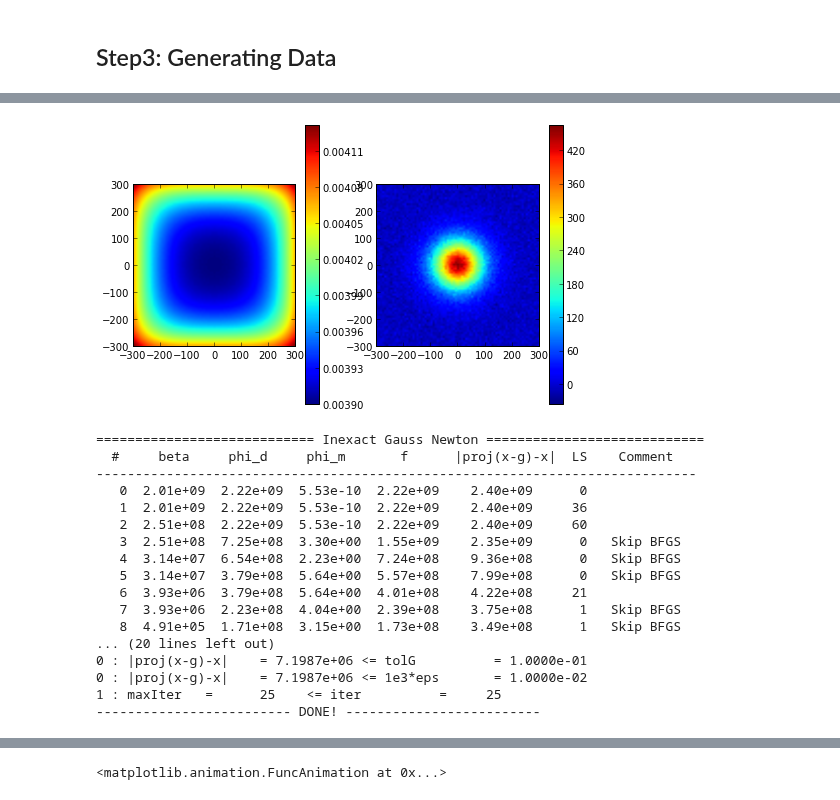
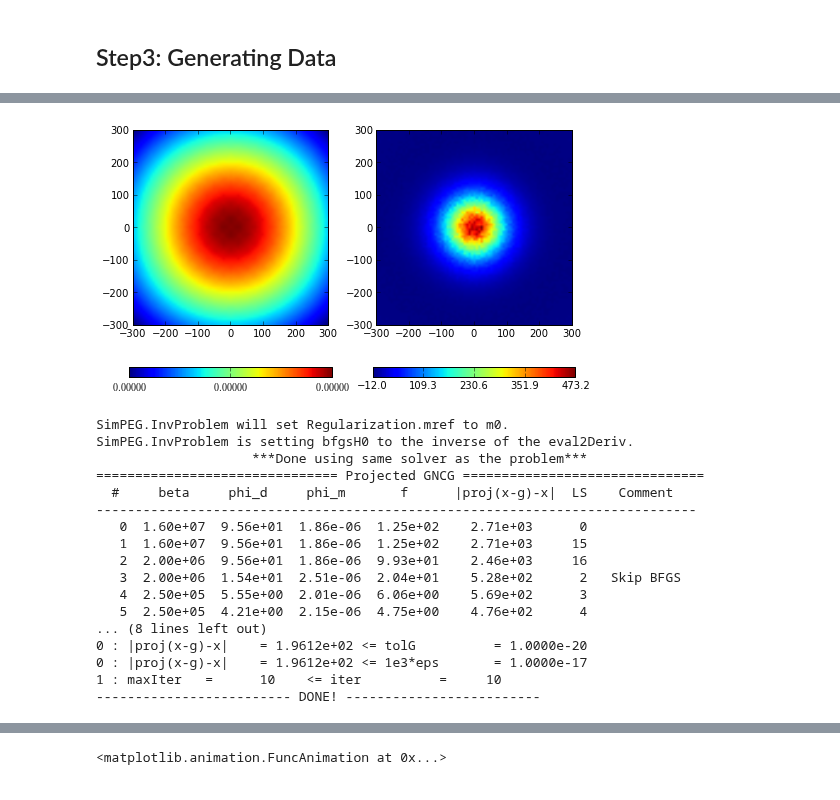
Before and after one commit to simpeg/simpeg, a Jupyter notebook: simpegPF/notebooks/MagInversion.ipynb, the cells around one changed output, grey strips where cells are left out. Drawn from its saved outputs; the diff is of its cells as text; code cells hidden in the pictures.

```diff
--- a/simpegPF/notebooks/MagInversion.ipynb
+++ b/simpegPF/notebooks/MagInversion.ipynb
@@ -53,19 +57,18 @@ colorbar(mesh.plotImage((model_reg.transform(np.ones(model_reg.nP)))))
 # %% [markdown]
 ## Step3: Generating Data
 # %%
-data = BaseMag.BaseMagData()
+survey = BaseMag.BaseMagSurvey()
 const = 20
 Inc = 90.
 Dec = 0.
 Btot = 51000
-
-data.setBackgroundField(Inc, Dec, Btot)
-
+survey.setBackgroundField(Inc, Dec, Btot)
 xr = np.linspace(-300, 300, 81)
 yr = np.linspace(-300, 300, 81)
 X, Y = np.meshgrid(xr, yr)
 Z = np.ones((xr.size, yr.size))*(0.)
 rxLoc = np.c_[Utils.mkvc(X), Utils.mkvc(Y), Utils.mkvc(Z)]
-data.rxLoc = rxLoc
-prob = MagneticsDiffSecondary(mesh, model_data)
-prob.pair(data)
+survey.rxLoc = rxLoc
+prob = MagneticsDiffSecondary(mesh, mapping = dmap)
+prob.pair(survey)
+prob.Solver = Utils.SolverUtils.SolverWrapD(Mumps, factorize=True)
@@ -82,3 +75,11 @@ data.std = std
+# %%
+dsyn = survey.dpred(model)
+# %%
+survey.dtrue = Utils.mkvc(dsyn)
+std = 0.05
+noise = std*abs(survey.dtrue)*np.random.randn(*survey.dtrue.shape)
+survey.dobs = survey.dtrue+noise
+survey.std = survey.dobs*0 + std
 # %%
 fig, ax = plt.subplots(1,2, figsize = (8,5) )
 dat = ax[0].imshow(np.reshape(noise, (xr.size, yr.size), order='F'), extent=[min(xr), max(xr), min(yr), max(yr)])
@@ -106,9 +92,19 @@ reg.mref = m0
+# %%
+m0 = (1e-5*np.ones(mesh.nC))[active]
+dmisfit = DataMisfit.l2_DataMisfit(survey)
+valmin = abs(survey.dobs).max()
+dmisfit.Wd = 1/(np.ones(survey.dobs.size)*valmin)
 # %%
+d_ini = survey.dpred(m0)
 fig, ax = plt.subplots(1,2, figsize = (8,5) )
-dat = ax[0].imshow(np.reshape(data_ini, (xr.size, yr.size), order='F'), extent=[min(xr), max(xr), min(yr), max(yr)])
-plt.colorbar(dat, ax = ax[0])
-dat2 = ax[1].imshow(np.reshape(data.dobs, (xr.size, yr.size), order='F'), extent=[min(xr), max(xr), min(yr), max(yr)])
-plt.colorbar(dat2, ax = ax[1])
+dat1 = ax[0].imshow(np.reshape(d_ini, (xr.size, yr.size), order='F'), extent=[min(xr), max(xr), min(yr), max(yr)])
+vmin = d_ini.min()
+vmax = d_ini.max()
+plt.colorbar(dat1, ax = ax[0], orientation="horizontal", ticks=[np.linspace(vmin, vmax, 3)], format = FormatStrFormatter('$%5.5f$'))
+dat2 = ax[1].imshow(np.reshape(survey.dobs, (xr.size, yr.size), order='F'), extent=[min(xr), max(xr), min(yr), max(yr)])
+vmin = survey.dobs.min()
+vmax = survey.dobs.max()
+plt.colorbar(dat2, ax = ax[1], orientation="horizontal", ticks=[np.linspace(vmin, vmax, 5)])
 plt.show()
 # %% [output]
-[figure, old version]
+[figure, new version]
@@ -134,21 +130,20 @@ opt.remember('xc')
 # %%
-out = inv.run(m0)
-# reg = Regularization.Tikhonov(model)
+mopt = inv.run(m0)
 # %% [output]
-============================ Inexact Gauss Newton ============================
+SimPEG.InvProblem will set Regularization.mref to m0.
+SimPEG.InvProblem is setting bfgsH0 to the inverse of the eval2Deriv.
+                    ***Done using same solver as the problem***
+=============================== Projected GNCG ===============================
   #     beta     phi_d     phi_m       f      |proj(x-g)-x|  LS    Comment
 -----------------------------------------------------------------------------
-   0  2.01e+09  2.22e+09  5.53e-10  2.22e+09    2.40e+09      0
-   1  2.01e+09  2.22e+09  5.53e-10  2.22e+09    2.40e+09     36
-   2  2.51e+08  2.22e+09  5.53e-10  2.22e+09    2.40e+09     60
-   3  2.51e+08  7.25e+08  3.30e+00  1.55e+09    2.35e+09      0   Skip BFGS
-   4  3.14e+07  6.54e+08  2.23e+00  7.24e+08    9.36e+08      0   Skip BFGS
-   5  3.14e+07  3.79e+08  5.64e+00  5.57e+08    7.99e+08      0   Skip BFGS
-   6  3.93e+06  3.79e+08  5.64e+00  4.01e+08    4.22e+08     21
-   7  3.93e+06  2.23e+08  4.04e+00  2.39e+08    3.75e+08      1   Skip BFGS
-   8  4.91e+05  1.71e+08  3.15e+00  1.73e+08    3.49e+08      1   Skip BFGS
-... (20 lines left out)
-0 : |proj(x-g)-x|    = 7.1987e+06 <= tolG          = 1.0000e-01
-0 : |proj(x-g)-x|    = 7.1987e+06 <= 1e3*eps       = 1.0000e-02
-1 : maxIter   =      25    <= iter          =     25
+   0  1.60e+07  9.56e+01  1.86e-06  1.25e+02    2.71e+03      0
+   1  1.60e+07  9.56e+01  1.86e-06  1.25e+02    2.71e+03     15
+   2  2.00e+06  9.56e+01  1.86e-06  9.93e+01    2.46e+03     16
+   3  2.00e+06  1.54e+01  2.51e-06  2.04e+01    5.28e+02      2   Skip BFGS
+   4  2.50e+05  5.55e+00  2.01e-06  6.06e+00    5.69e+02      3
+   5  2.50e+05  4.21e+00  2.15e-06  4.75e+00    4.76e+02      4
+... (8 lines left out)
+0 : |proj(x-g)-x|    = 1.9612e+02 <= tolG          = 1.0000e-20
+0 : |proj(x-g)-x|    = 1.9612e+02 <= 1e3*eps       = 1.0000e-17
+1 : maxIter   =      10    <= iter          =     10
 ------------------------- DONE! -------------------------
```
Also changed, not shown: parts of 28 cells of this notebook, 6 other files.
